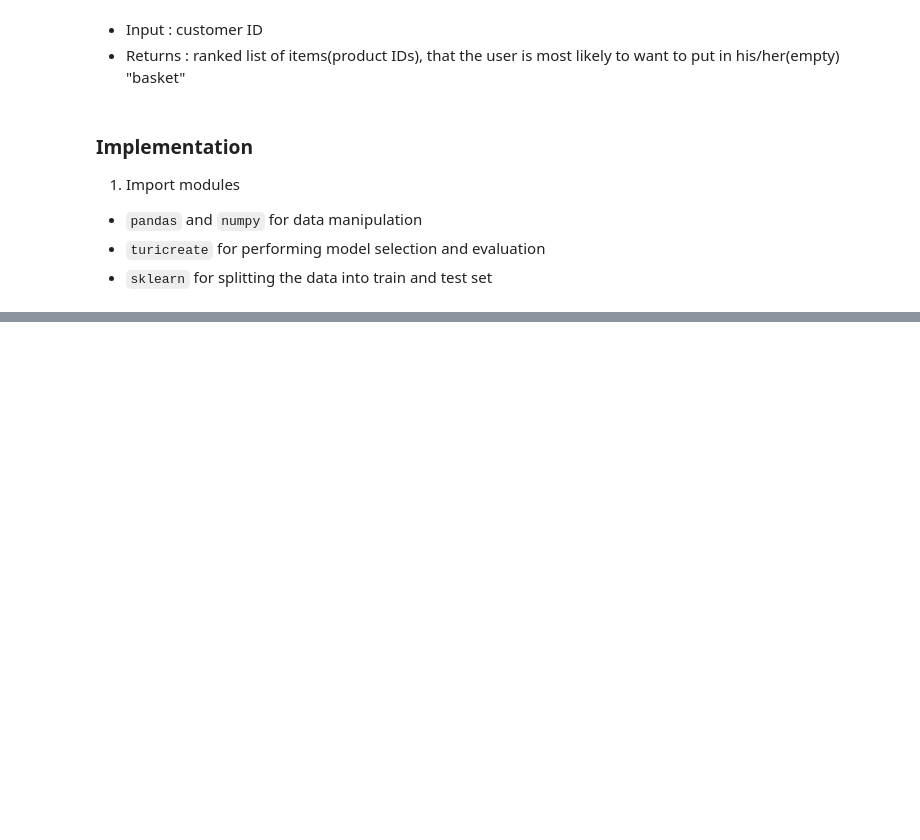
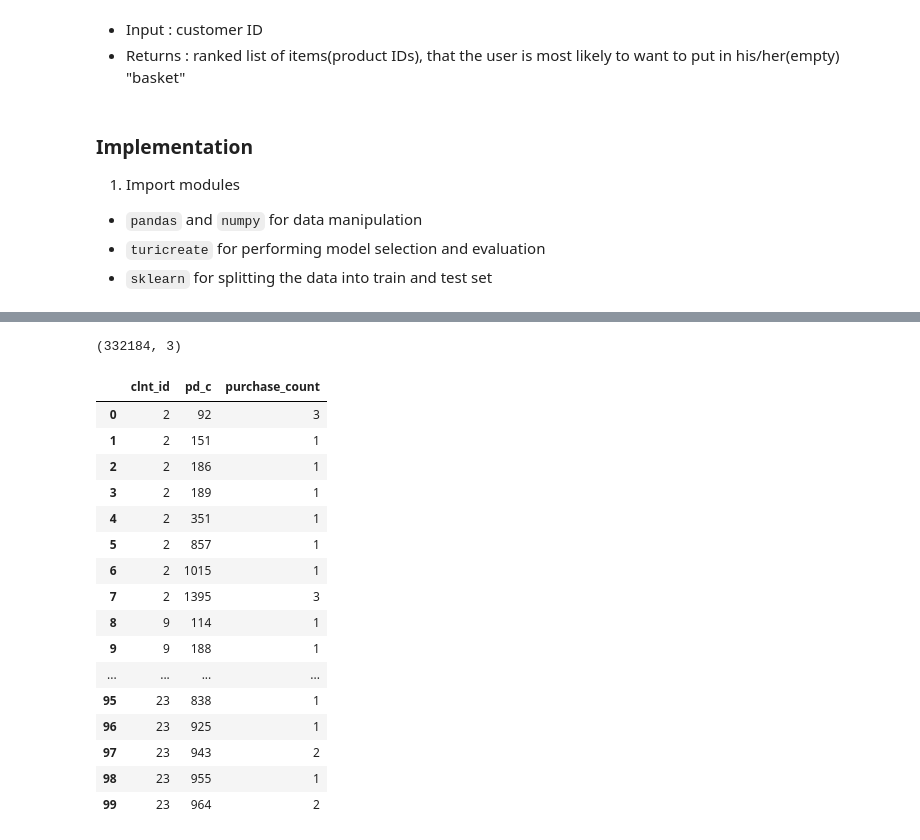
Before and after one commit to hojisu/recommendation-project, a Jupyter notebook: EDA-4.ipynb, the cells around one changed output, grey strips where cells are left out. Cells and saved outputs as stored; diff of their text form; code cells hidden in the pictures; blank space fills up the shorter version.

```diff
--- a/EDA-4.ipynb
+++ b/EDA-4.ipynb
@@ -42,0 +52,2 @@ from sklearn.model_selection import train_test_split
+# %%
+data = pd.melt(transaction.set_index('clnt_id')['pd_c'].apply(pd.Series).reset_index(), id_vars=['clnt_id'], value_name='product')
@@ -42,0 +61,22 @@ from sklearn.model_selection import train_test_split
+# %%
+print(data.shape)
+data.head(100)
+# %% [output]
+(332184, 3)
+|  | clnt_id | pd_c | purchase_count |
+| 0 | 2 | 92 | 3 |
+| 1 | 2 | 151 | 1 |
+| 2 | 2 | 186 | 1 |
+| 3 | 2 | 189 | 1 |
+| 4 | 2 | 351 | 1 |
+| 5 | 2 | 857 | 1 |
+| 6 | 2 | 1015 | 1 |
+| 7 | 2 | 1395 | 3 |
+| 8 | 9 | 114 | 1 |
+| 9 | 9 | 188 | 1 |
+| ... | ... | ... | ... |
+| 95 | 23 | 838 | 1 |
+| 96 | 23 | 925 | 1 |
+| 97 | 23 | 943 | 2 |
+| 98 | 23 | 955 | 1 |
+| 99 | 23 | 964 | 2 |
```
Also changed, not shown: parts of 23 cells of this notebook, 2 other files.
